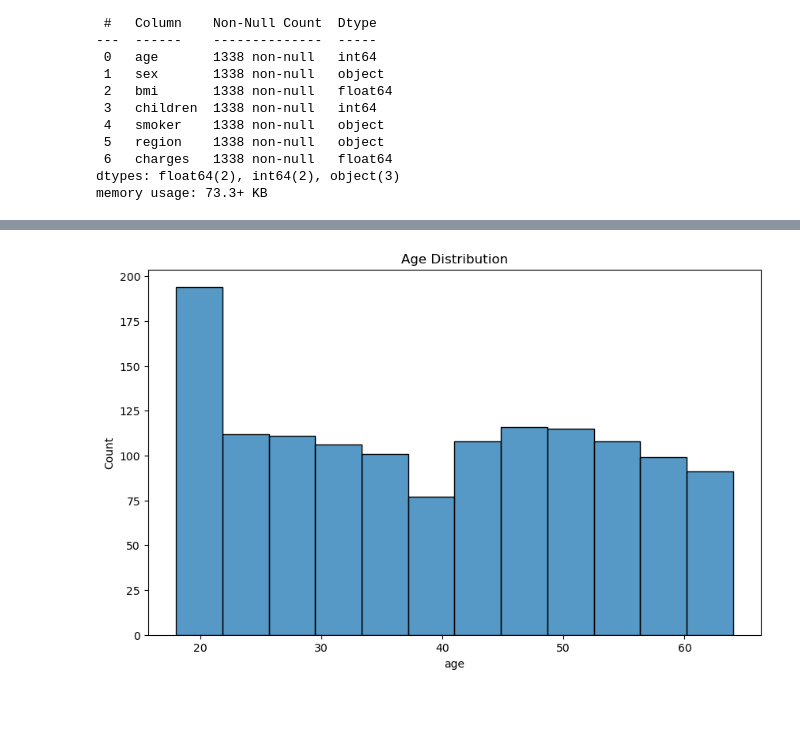
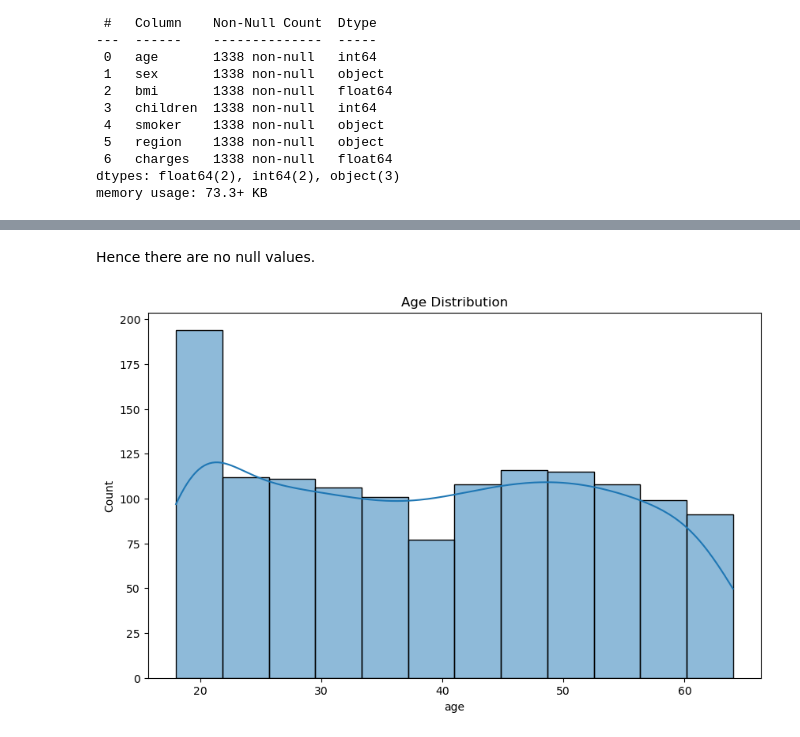
Before and after one commit to poorva-r/Medical-Expenditure-Prediction-ML-Python-Gradio, a Jupyter notebook: Medical_Insurance_Payout.ipynb, the cells around one changed output, grey strips where cells are left out. Drawn from its saved outputs; the diff is of its cells as text; code cells hidden in the pictures; blank space fills up the shorter version.

```diff
--- a/Medical_Insurance_Payout.ipynb
+++ b/Medical_Insurance_Payout.ipynb
@@ -86,7 +100,9 @@ memory usage: 73.3+ KB
+# %% [markdown]
+Hence there are no null values.
 # %%
 plt.figure(figsize = (10,6))
-sns.histplot(df["age"])
+sns.histplot(df["age"], kde = True, bins = 12)
 plt.title("Age Distribution")
 plt.show()
 # %% [output]
-[figure, old version]
+[figure, new version]
```
Also changed, not shown: parts of 47 cells of this notebook.
